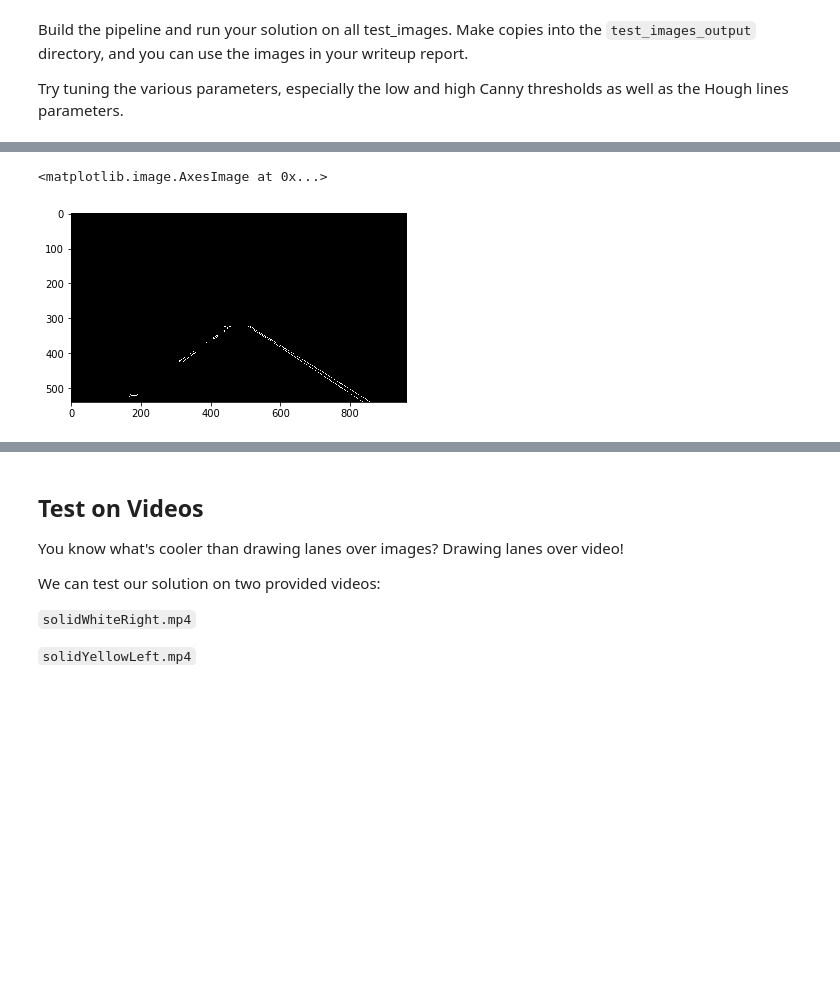
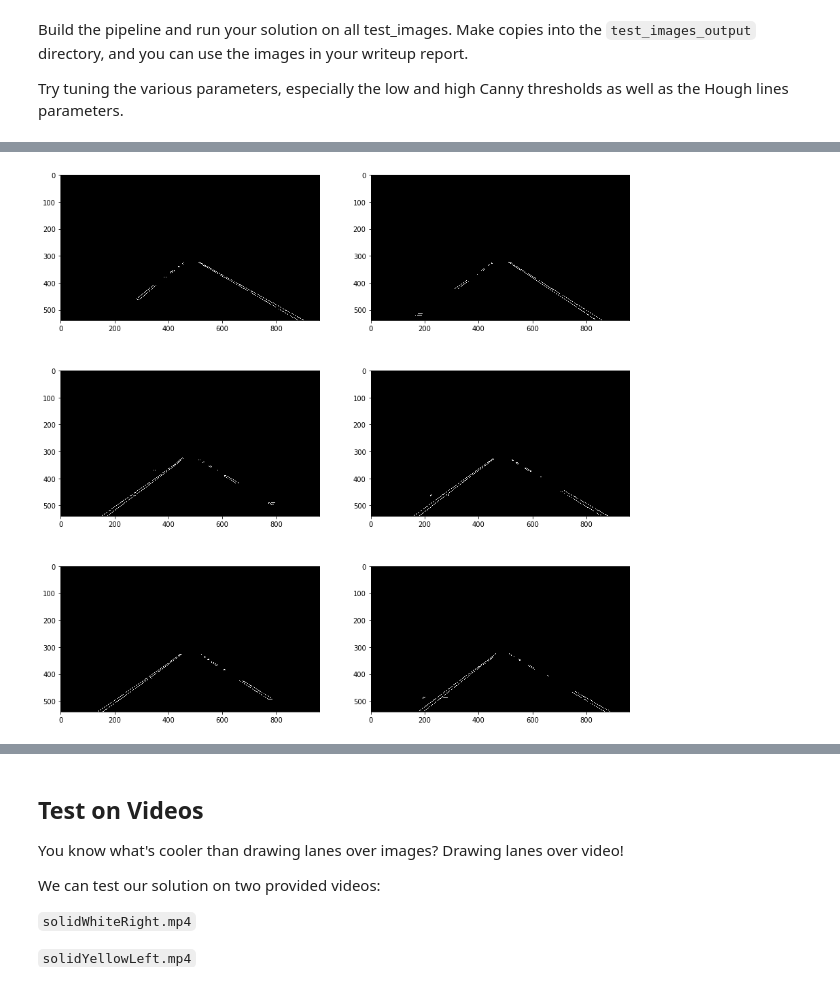
Before and after one commit to mirunavlc/CarND-LaneLines-P1, a Jupyter notebook: P1.ipynb, the cells around one changed output, grey strips where cells are left out. Drawn from its saved outputs; the diff is of its cells as text; code cells hidden in the pictures; blank space fills up the shorter version.

```diff
--- a/P1.ipynb
+++ b/P1.ipynb
@@ -51,11 +51,11 @@ import cv2
 ## Read in an Image
 # %%
 #reading in an image
-image = mpimg.imread('test_images/solidWhiteRight.jpg')
+image_ex = mpimg.imread('test_images/solidWhiteRight.jpg')
 
 #printing out some stats and plotting
-print('This image is:', type(image), 'with dimensions:', image.shape)
-plt.imshow(image)  # if you wanted to show a single color channel image called 'gray', for example, call as plt.imshow(gray, cmap='gray')
+print('This image is:', type(image_ex), 'with dimensions:', image_ex.shape)
+plt.imshow(image_ex)  # if you wanted to show a single color channel image called 'gray', for example, call as plt.imshow(gray, cmap='gray')
 # %% [output]
 This image is: <class 'numpy.ndarray'> with dimensions: (540, 960, 3)
 <matplotlib.image.AxesImage at 0x...>
@@ -226,0 +252,8 @@ os.listdir("test_images/")
+# %%
+import os
+
+dir_name = "test_images"
+images_names = [x for x in os.listdir(dir_name + "/") if x.endswith(".jpg")]
+
+images = open(dir_name, images_names)
+display(images)
@@ -234,7 +269,6 @@ Try tuning the various parameters, especially the low and high Canny thresholds
 # TODO: Build your pipeline that will draw lane lines on the test_images
 # then save them to the test_images_output directory.
 
-
-gray_image = grayscale(image)
-plt.imshow(gray_image, cmap='gray')
+gray_images = apply_filter(images, grayscale)
+display(gray_images, 1)
 # %% [output]
@@ -248,0 +276,4 @@ plt.imshow(blurred_image, cmap='gray')
+# %%
+blurring_action = lambda img:gaussian_blur(img, 3)
+blurred_images = apply_filter(gray_images, blurring_action)
+display(blurred_images, 1)
@@ -249,13 +282,14 @@ plt.imshow(blurred_image, cmap='gray')
 # %%
-edge_image = canny(blurred_image, 1, 170)
-imshape = image.shape
+canny_action = lambda img: canny(img, 170, 200)
+edge_images = apply_filter(blurred_images, canny_action)
+imshape = images[0].shape
 vertices = np.array([[(0,imshape[0]),(5*imshape[1]/11,9*imshape[0]/15),
                       (6*imshape[1]/11, 9*imshape[0]/15), (imshape[1],imshape[0])]],
                       dtype=np.int32)
 
-focused_image = region_of_interest(edge_image, vertices)
-plt.imshow(focused_image, cmap='gray')
+region_of_interest_action = lambda img: region_of_interest(img, vertices)
+focused_images = apply_filter(edge_images, region_of_interest_action)
+display(focused_images, 1)
 # %% [output]
-<matplotlib.image.AxesImage at 0x...>
-[figure, old version]
+[figure, new version]
 # %%
```
Also changed, not shown: parts of 16 cells of this notebook.
